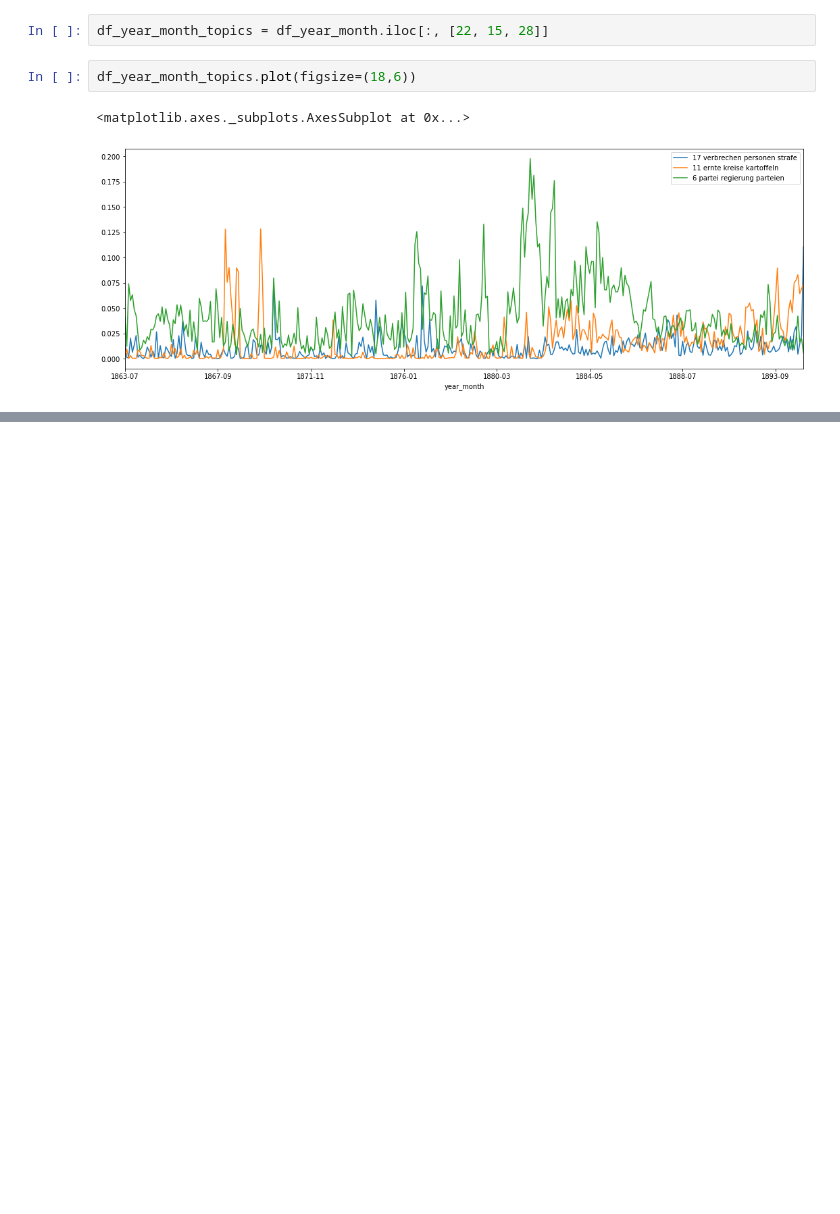
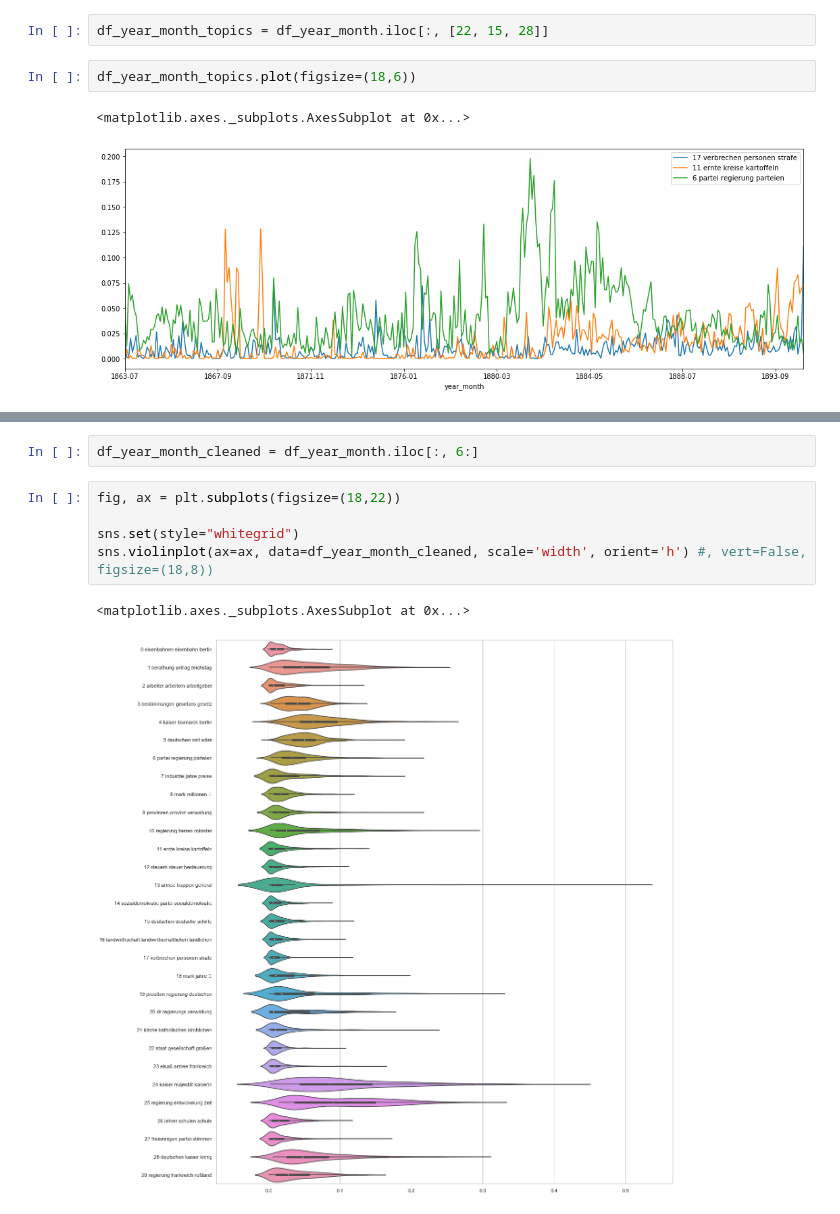
Before and after one commit to martindroege/text-mining-amtspresse-preussen, a Jupyter notebook: Topic-Modeling-Explorer.ipynb, the cells around one changed output, grey strips where cells are left out. Cells and saved outputs as stored; diff of their text form; blank space fills up the shorter version.

```diff
--- a/Topic-Modeling-Explorer.ipynb
+++ b/Topic-Modeling-Explorer.ipynb
@@ -110,0 +126,10 @@ df_year_month_topics.plot(figsize=(18,6))
+# %%
+df_year_month_cleaned = df_year_month.iloc[:, 6:]
+# %%
+fig, ax = plt.subplots(figsize=(18,22))
+
+sns.set(style="whitegrid")
+sns.violinplot(ax=ax, data=df_year_month_cleaned, scale='width', orient='h') #, vert=False, figsize=(18,8))
+# %% [output]
+<matplotlib.axes._subplots.AxesSubplot at 0x...>
+[figure, added]
```
Also changed, not shown: parts of 7 cells of this notebook, 1 other file.
